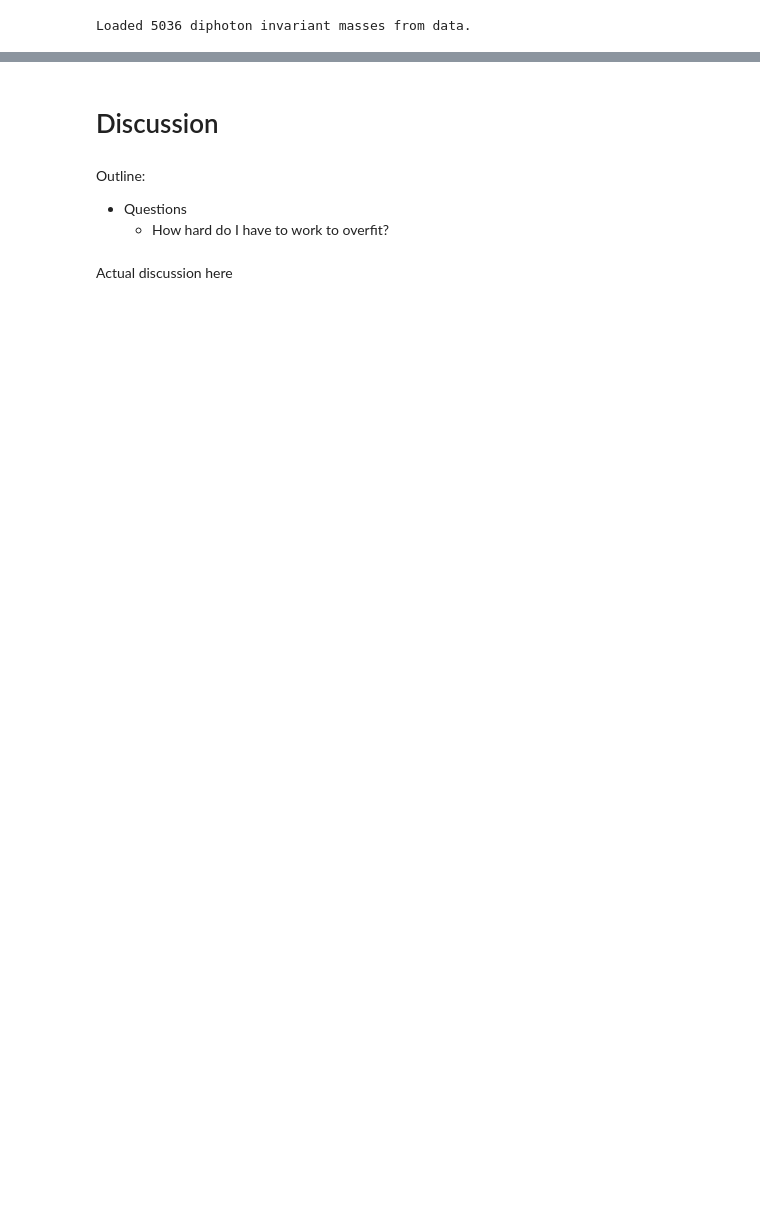
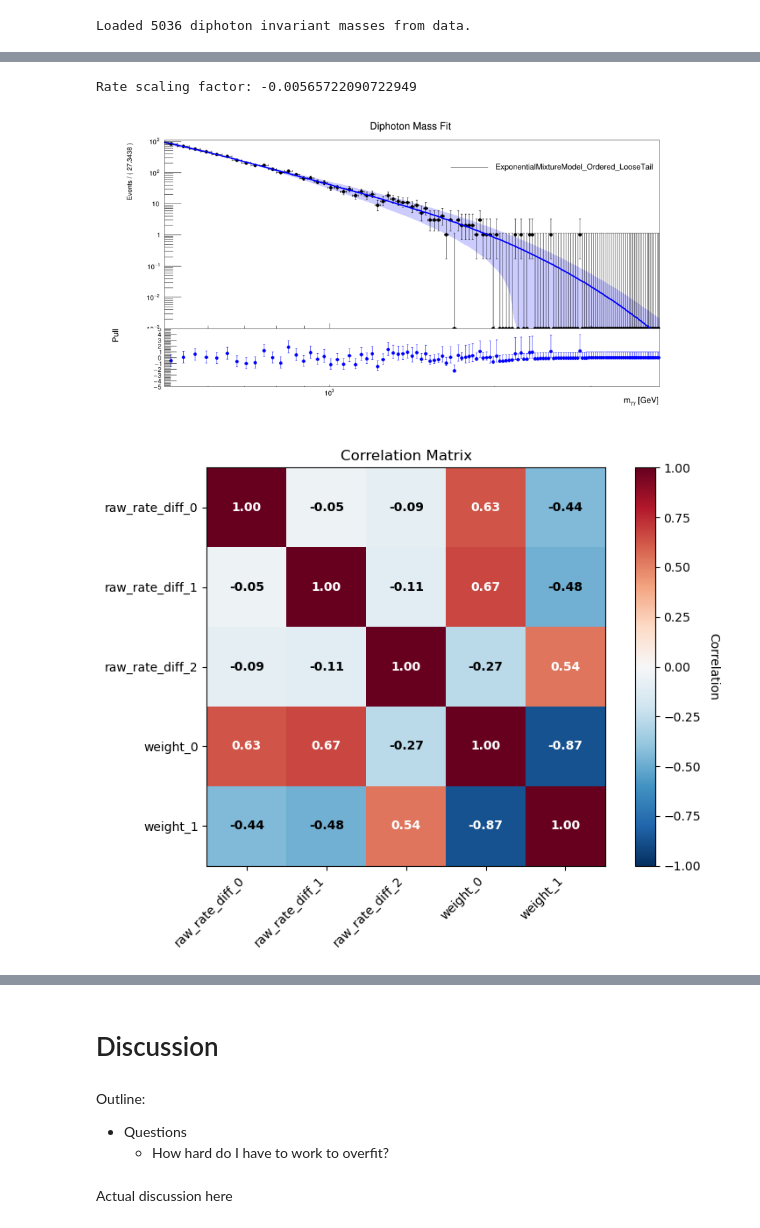
Before and after one commit to atownse2/ExponentialMixtureModel, a Jupyter notebook: emm.ipynb, the cells around one changed output, grey strips where cells are left out. Saved outputs shown, nothing was run; the diff lists cells and outputs as text; code cells hidden in the pictures; blank space fills up the shorter version.

```diff
--- a/emm.ipynb
+++ b/emm.ipynb
@@ -376,0 +376,8 @@ Info in <TCanvas::Print>: png file /home/atownse2/Projects/ExponentialMixtureMod
+# %%
+# Fit and plot
+model = emm.ExponentialMixtureModel_Ordered_LooseTail(x, 3, data.mean(x), tail_prob=(0.0001, 0, 0.05))
+fit_and_plot(model, data, x)
+# %% [output]
+Rate scaling factor: -0.00565722090722949
+[figure, added]
+[figure, added]
```
Also changed, not shown: parts of 8 cells of this notebook, 1 other file.
